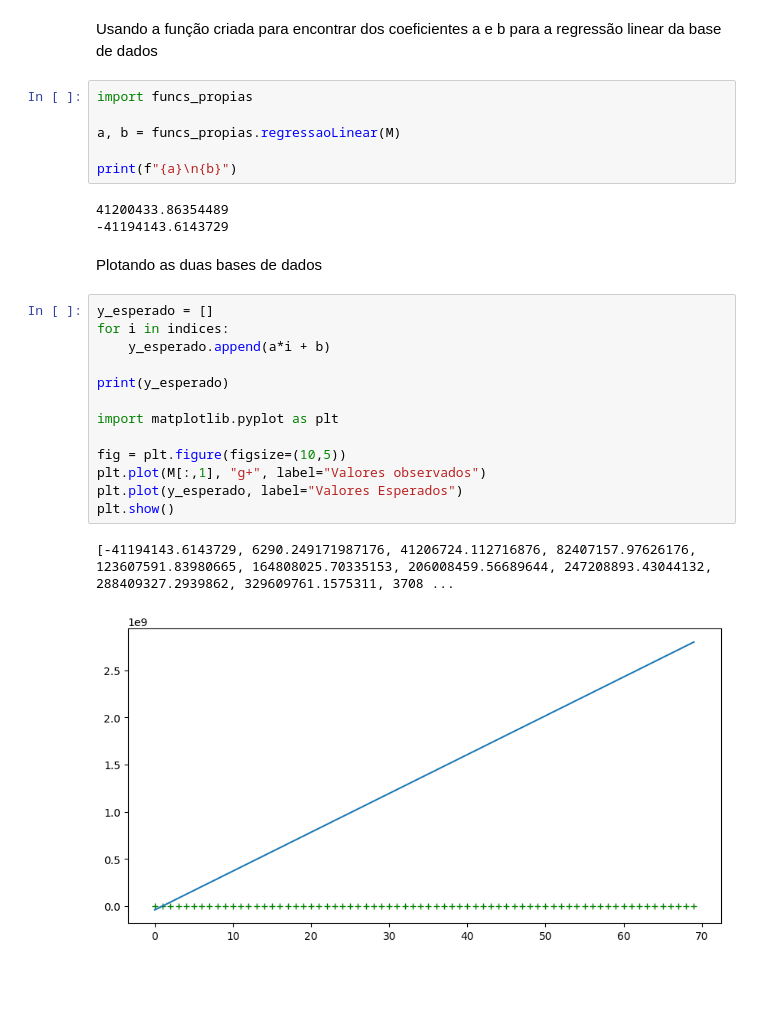
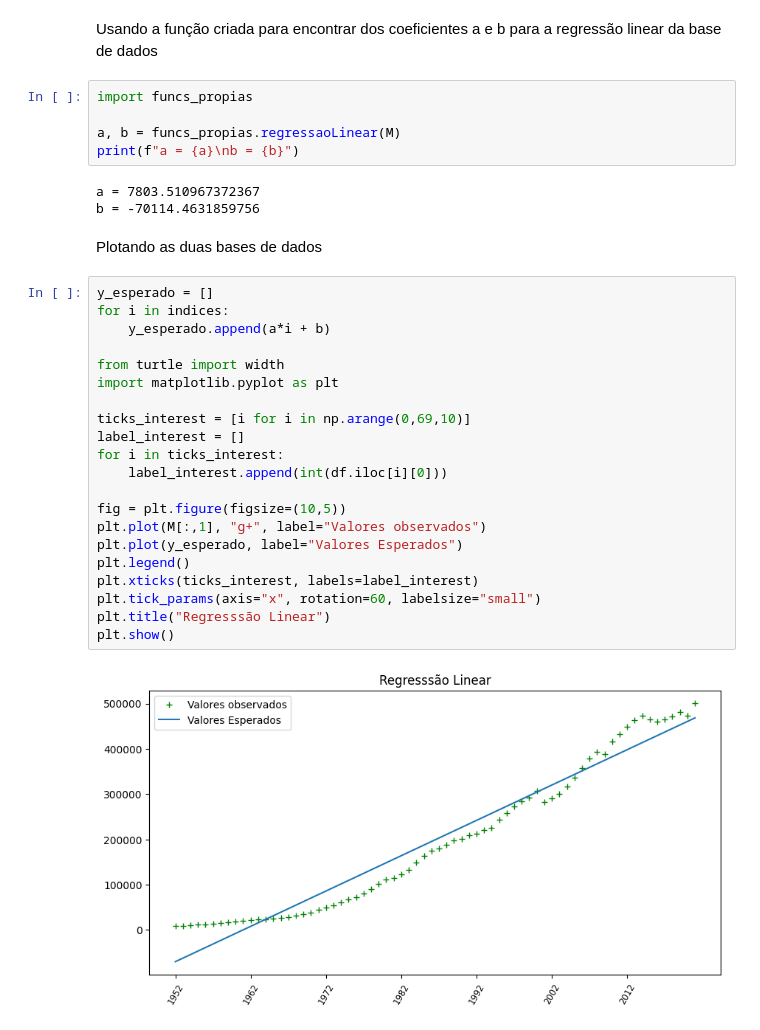
Before and after one commit to Gustavo-V-M/av_conti_2_mackenzie, a Jupyter notebook: main.ipynb, the cells around one changed output. Saved outputs shown, nothing was run; the diff lists cells and outputs as text; blank space fills up the shorter version.

Commit message:
Plot Final da funcao propia

```diff
--- a/main.ipynb
+++ b/main.ipynb
@@ -73,26 +73,32 @@ Usando a função criada para encontrar dos coeficientes a e b para a regressão
 import funcs_propias
 
 a, b = funcs_propias.regressaoLinear(M)
-
-print(f"{a}\n{b}")
+print(f"a = {a}\nb = {b}")
 # %% [output]
-41200433.86354489
--41194143.6143729
+a = 7803.510967372367
+b = -70114.4631859756
 # %% [markdown]
 Plotando as duas bases de dados
 # %%
 y_esperado = []
 for i in indices:
     y_esperado.append(a*i + b)
 
-print(y_esperado)
+from turtle import width
+import matplotlib.pyplot as plt
 
-import matplotlib.pyplot as plt
+ticks_interest = [i for i in np.arange(0,69,10)]
+label_interest = []
+for i in ticks_interest:
+    label_interest.append(int(df.iloc[i][0]))
 
 fig = plt.figure(figsize=(10,5))
 plt.plot(M[:,1], "g+", label="Valores observados")
 plt.plot(y_esperado, label="Valores Esperados")
+plt.legend()
+plt.xticks(ticks_interest, labels=label_interest)
+plt.tick_params(axis="x", rotation=60, labelsize="small")
+plt.title("Regresssão Linear")
 plt.show()
 # %% [output]
-[-41194143.6143729, 6290.249171987176, 41206724.112716876, 82407157.97626176, 123607591.83980665, 164808025.70335153, 206008459.56689644, 247208893.43044132, 288409327.2939862, 329609761.1575311, 3708 ...
-[figure, old version]
+[figure, new version]
```
Also changed, not shown: parts of 1 cell of this notebook.
